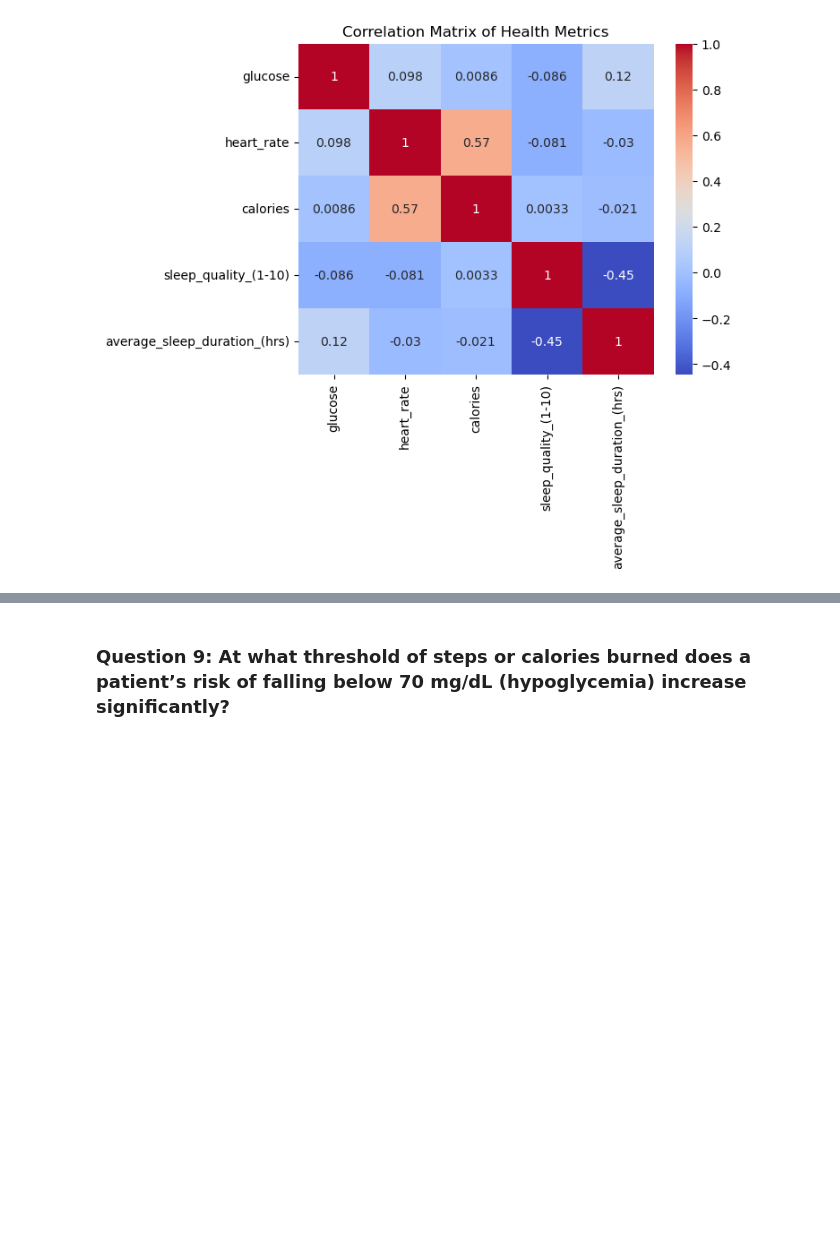
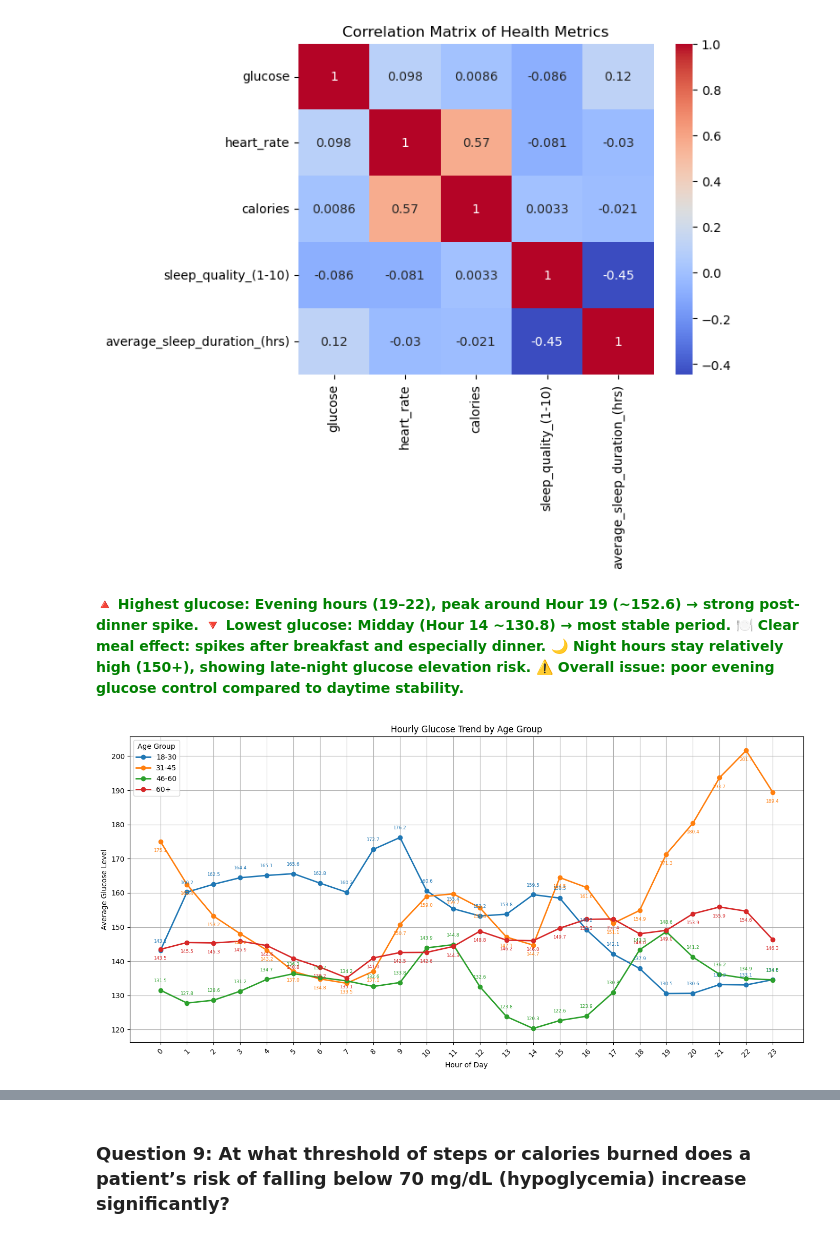
Before and after one commit to PoojaBELURE1724/Team6_DataDynamos_Python-Hackathon_MAY-2026, a Jupyter notebook: Team6_DataDynamos_category3.PrescriptiveAnalysis.ipynb, the cells around one changed output, grey strips where cells are left out. Saved outputs shown, nothing was run; the diff lists cells and outputs as text; code cells hidden in the pictures; blank space fills up the shorter version.

```diff
--- a/Team6_DataDynamos_category3.PrescriptiveAnalysis.ipynb
+++ b/Team6_DataDynamos_category3.PrescriptiveAnalysis.ipynb
@@ -374,3 +393,59 @@ plt.title('Correlation Matrix of Health Metrics')
 plt.show()
 # %% [output]
 [figure]
+# %% [markdown]
+**<span style="color:green">
+🔺 Highest glucose: Evening hours (19–22), peak around Hour 19 (~152.6) → strong post-dinner spike.
+🔻 Lowest glucose: Midday (Hour 14 ~130.8) → most stable period.
+🍽️ Clear meal effect: spikes after breakfast and especially dinner.
+🌙 Night hours stay relatively high (150+), showing late-night glucose elevation risk.
+⚠️ Overall issue: poor evening glucose control compared to daytime stability.
+</span>**
+# %%
+import pandas as pd
+import matplotlib.pyplot as plt
+
+# Create age groups
+df['Age_Group'] = pd.cut(df['age'],
+                         bins=[0, 30, 45, 60, 100],
+                         labels=['18-30', '31-45', '46-60', '60+'])
+
+# Convert time to hour if not already
+df['Time'] = pd.to_datetime(df['time']).dt.hour
+
+# Average glucose by hour and age group
+hourly_age_glucose = df.groupby(['Time', 'Age_Group'])['glucose'].mean().unstack()
+
+# Plot
+fig, ax = plt.subplots(figsize=(14, 7))
+
+offsets = [10, -16, 10, -16]   # stagger 4 labels: above / below / above / below
+
+for i, col in enumerate(hourly_age_glucose.columns):
+    ax.plot(hourly_age_glucose.index,
+            hourly_age_glucose[col],
+            marker='o',
+            linewidth=2,
+            label=col)
+
+    for hour, value in hourly_age_glucose[col].items():
+        ax.annotate(f'{value:.1f}',
+                    xy=(hour, value),
+                    xytext=(0, offsets[i]),
+                    textcoords='offset points',
+                    ha='center',
+                    va='bottom',
+                    fontsize=6.5,
+                    color=ax.lines[i].get_color())
+
+ax.set_xlabel("Hour of Day")
+ax.set_ylabel("Average Glucose Level")
+ax.set_title("Hourly Glucose Trend by Age Group")
+ax.set_xticks(hourly_age_glucose.index)
+ax.tick_params(axis='x', rotation=45)
+ax.legend(title="Age Group")
+ax.grid(True)
+plt.tight_layout()
+plt.show()
+# %% [output]
+[figure, added]
```
Also changed, not shown: parts of 12 cells of this notebook.
